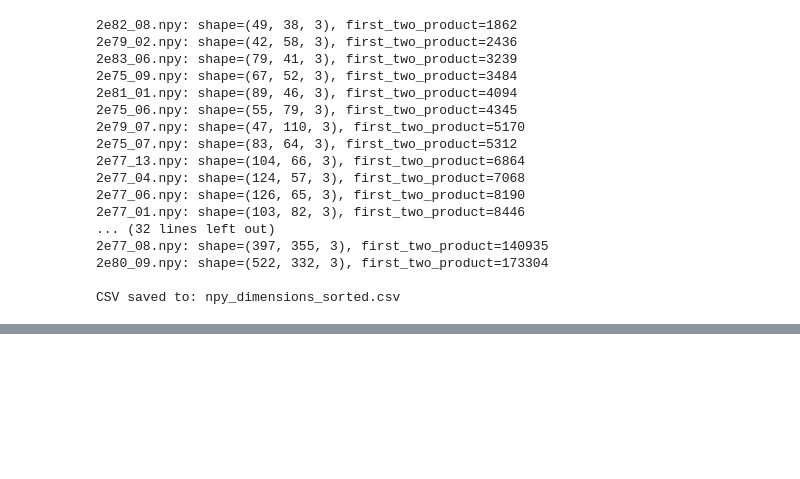
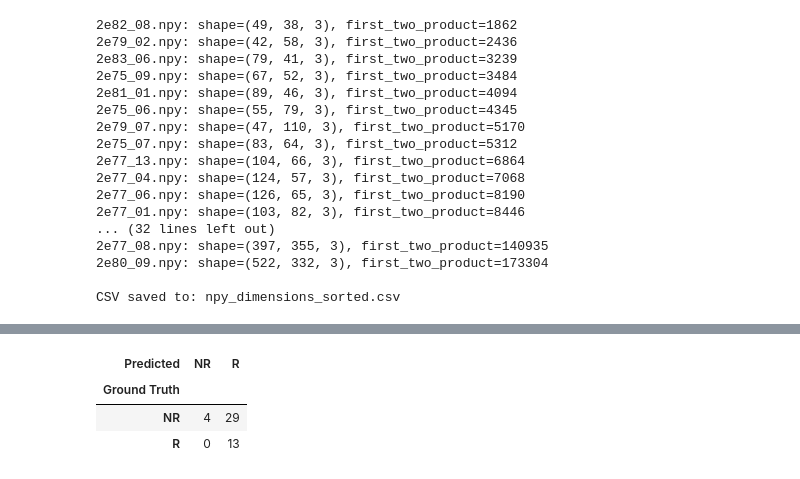
Before and after one commit to james-bole-pan/cancer-immune-simulations, a Jupyter notebook: data_preprocessing_notebooks/notebook_preprocessing_nature_immunology.ipynb, the cells around one changed output, grey strips where cells are left out. Saved outputs shown, nothing was run; the diff lists cells and outputs as text; code cells hidden in the pictures; blank space fills up the shorter version.

```diff
--- a/data_preprocessing_notebooks/notebook_preprocessing_nature_immunology.ipynb
+++ b/data_preprocessing_notebooks/notebook_preprocessing_nature_immunology.ipynb
@@ -349,0 +363,25 @@ CSV saved to: npy_dimensions_sorted.csv
+# %%
+df = df_results.copy()
+
+# Define positive = R, negative = NR
+gt = df["ground_truth"]
+pred = df["predicted"]
+
+# Confusion matrix components
+TP = ((gt == "R") & (pred == "R")).sum()
+TN = ((gt == "NR") & (pred == "NR")).sum()
+FP = ((gt == "NR") & (pred == "R")).sum()
+FN = ((gt == "R") & (pred == "NR")).sum()
+
+# Rates
+TPR = TP / (TP + FN) if (TP + FN) > 0 else float('nan')
+TNR = TN / (TN + FP) if (TN + FP) > 0 else float('nan')
+
+print("Confusion Matrix:")
+print(f"TP = {TP}")
+print(f"TN = {TN}")
+print(f"FP = {FP}")
+print(f"FN = {FN}\n")
+
+print(f"True Positive Rate (Sensitivity): {TPR:.3f}")
+print(f"True Negative Rate (Specificity): {TNR:.3f}")
@@ -349,0 +397,8 @@ CSV saved to: npy_dimensions_sorted.csv
+# %%
+conf_mat = pd.crosstab(gt, pred, rownames=['Ground Truth'], colnames=['Predicted'])
+conf_mat
+# %% [output]
+| Predicted | NR | R |
+| Ground Truth |  |  |
+| NR | 4 | 29 |
+| R | 0 | 13 |
```
Also changed, not shown: parts of 3 cells of this notebook, 3 other files.
